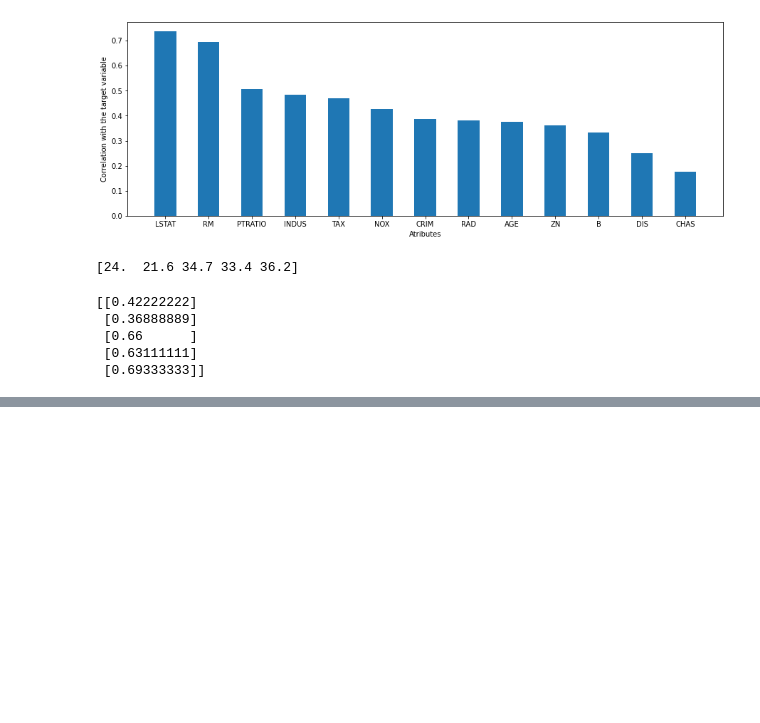
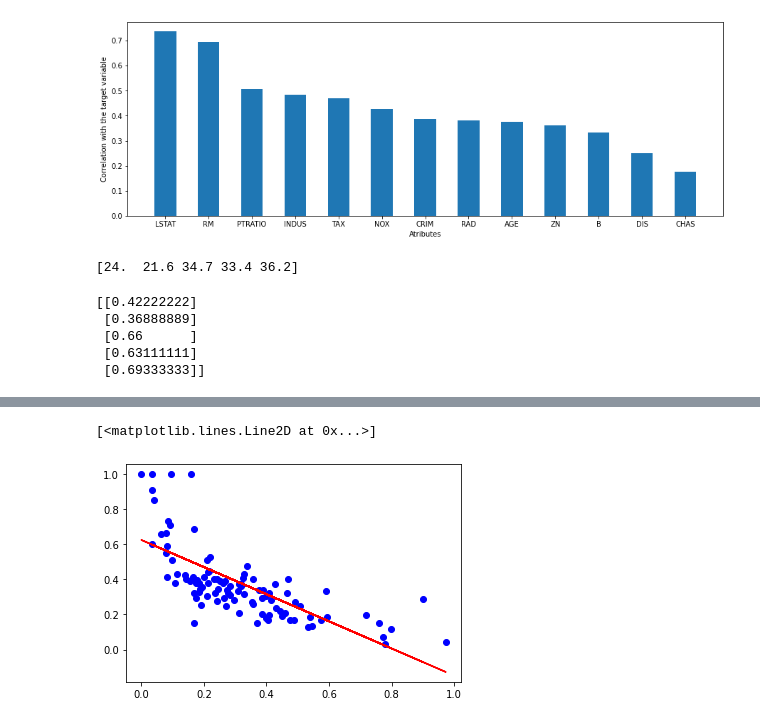
Before and after one commit to suyash-jamdade/MachineLearning, a Jupyter notebook: boston_house_price.ipynb, the cells around one changed output, grey strips where cells are left out. Drawn from its saved outputs; the diff is of its cells as text; code cells hidden in the pictures; blank space fills up the shorter version.

```diff
--- a/boston_house_price.ipynb
+++ b/boston_house_price.ipynb
@@ -198,0 +237,2 @@ Text(0.5, 0, 'Iterations')
+# %%
+predicted = (m * x_test) + c
@@ -198,0 +254,6 @@ Text(0.5, 0, 'Iterations')
+# %%
+plt.scatter(x_test , y_test, color='b')
+plt.plot(x_test, predicted, color='r')
+# %% [output]
+[<matplotlib.lines.Line2D at 0x...>]
+[figure, added]
```
Also changed, not shown: parts of 12 cells of this notebook.
